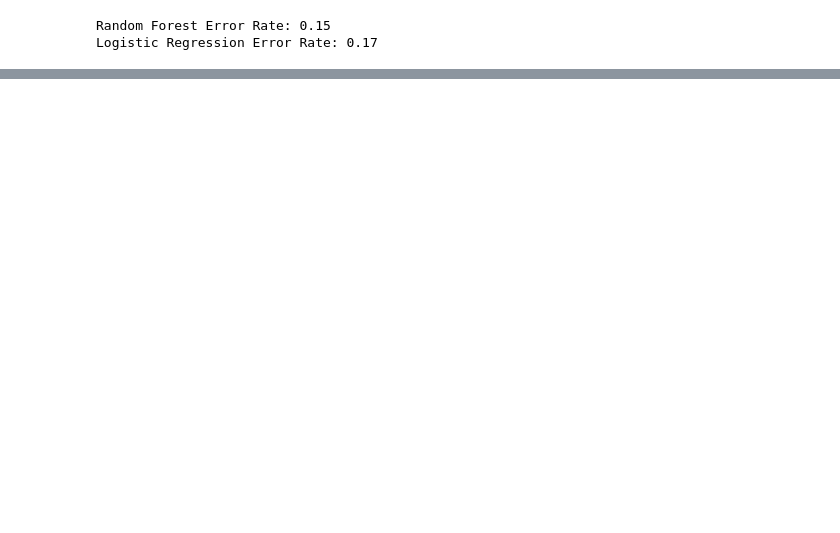
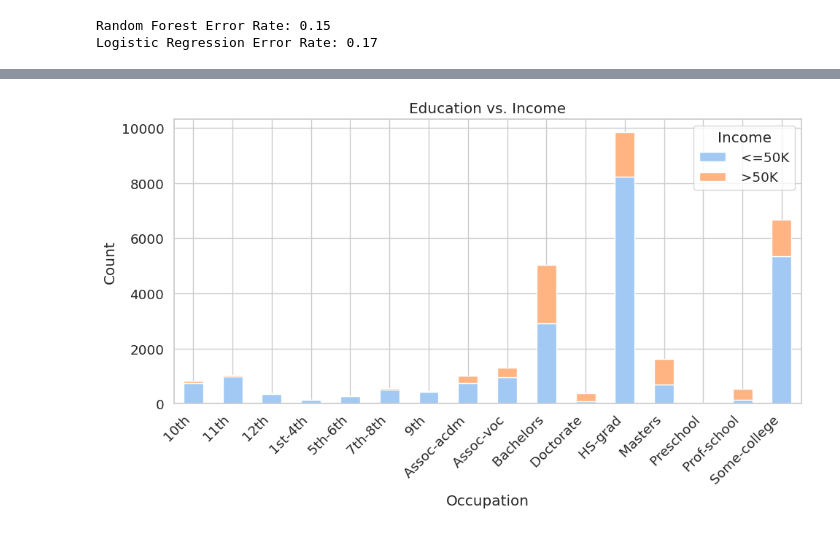
Before and after one commit to mattssawyer/STAT_4000_final_project, a Jupyter notebook: STAT_4000_Project.ipynb, the cells around one changed output, grey strips where cells are left out. Drawn from its saved outputs; the diff is of its cells as text; code cells hidden in the pictures; blank space fills up the shorter version.

```diff
--- a/STAT_4000_Project.ipynb
+++ b/STAT_4000_Project.ipynb
@@ -244,0 +419,13 @@ Logistic Regression Error Rate: 0.17
+# %%
+# Barchart for Categorical Variables
+count_income = cleaned.groupby(['education', 'income']).size().unstack(fill_value=0)
+count_income.plot(kind='bar', stacked=True, figsize=(10, 6))
+plt.title('Education vs. Income')
+plt.xlabel('Occupation')
+plt.ylabel('Count')
+plt.legend(title='Income')
+plt.xticks(rotation=45, ha='right')
+plt.tight_layout()
+plt.show()
+# %% [output]
+[figure, added]
```
Also changed, not shown: parts of 19 cells of this notebook.
